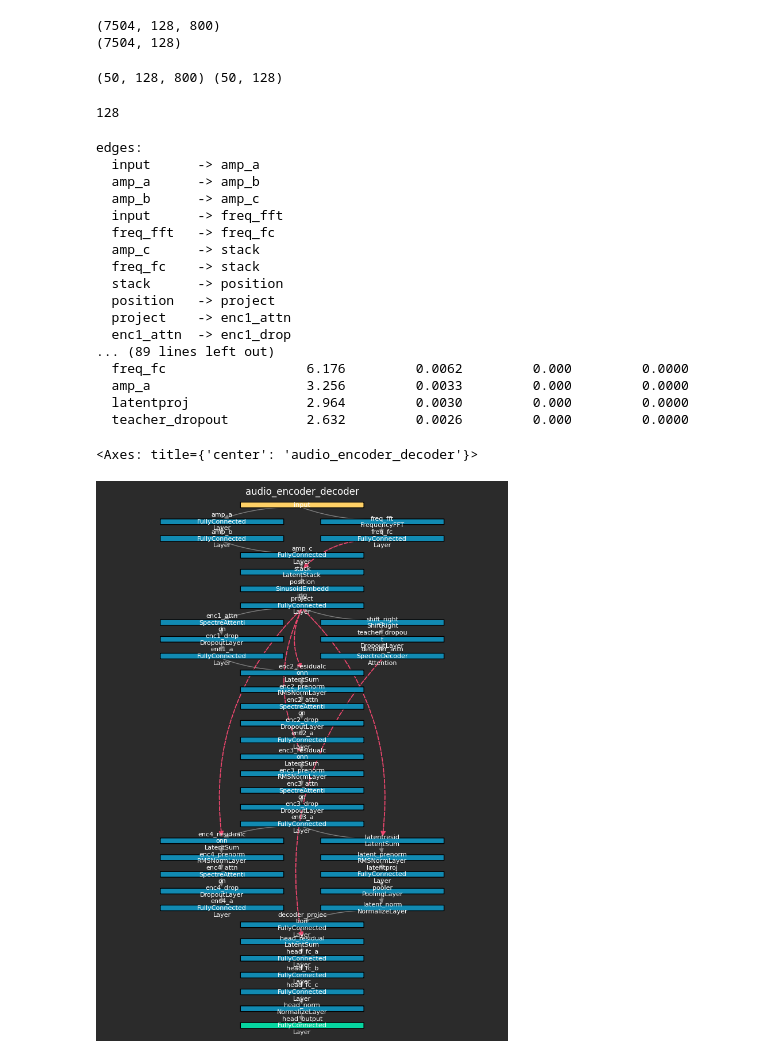
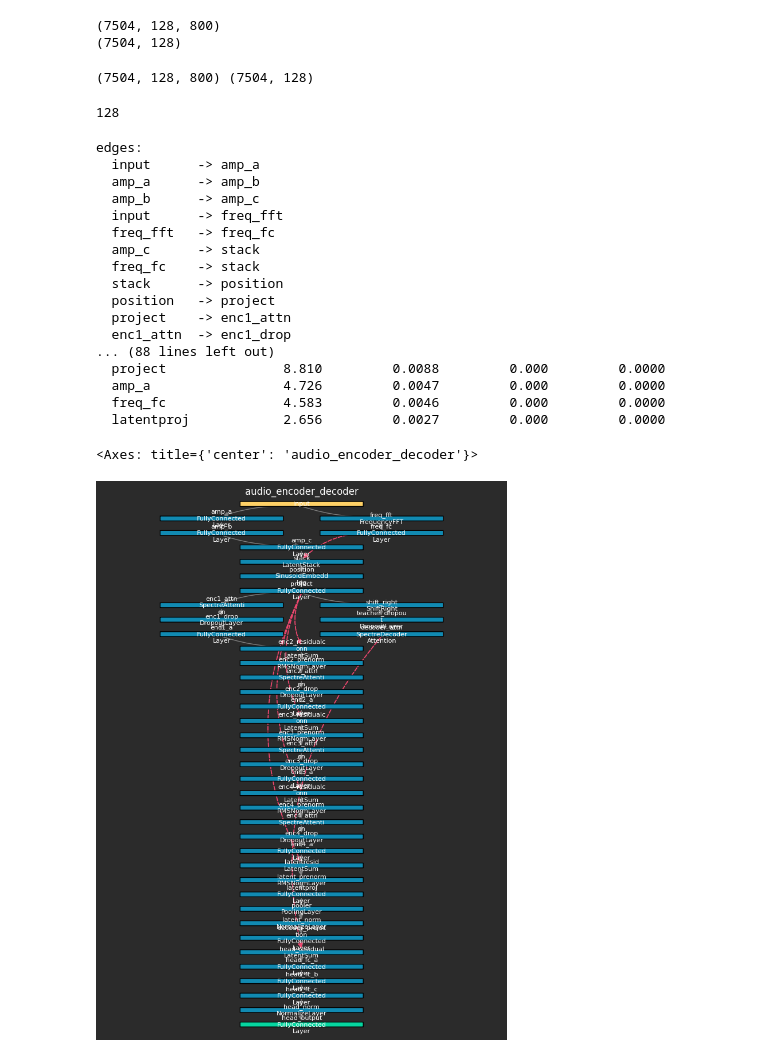
Before and after one commit to Davidgraey/ml-tools, a Jupyter notebook: notebooks/elephant_training_latentspace.ipynb, the cells around one changed output. Drawn from its saved outputs; the diff is of its cells as text; code cells hidden in the pictures.

```diff
--- a/notebooks/elephant_training_latentspace.ipynb
+++ b/notebooks/elephant_training_latentspace.ipynb
@@ -155,12 +158,12 @@ print(padding_mask.shape)
 #     print(dim[0].shape, dim[1].shape)
 # %%
 # let's take a subsample of the data
-xs = xs[:500, ...]
-padding_mask = padding_mask[:500, ...]
+# xs = xs[:500, ...]
+# padding_mask = padding_mask[:500, ...]
 # %%
 print(xs.shape, padding_mask.shape)
 # %% [output]
-(50, 128, 800) (50, 128)
+(7504, 128, 800) (7504, 128)
 # %%
 MAX_POSSIBLE_WINDOWS
 # %% [output]
@@ -177,7 +180,7 @@ LATENT_DIMENSION = 1500
 
 # samples_per_window = the samples per window (final dimesion of xs)
 
-net = NeuralNetwork(name="audio_encoder_decoder", input_shape=((samples_per_window,),))
+net = NeuralNetwork(name="audio_encoder_decoder", input_shape=(samples_per_window,))
 windows = net.input
 
 # (num_samples, seq_length, window_dimension)
@@ -244,7 +247,7 @@ enc4 = net.connect(DropoutLayer(dropout_prob=0.05), enc4, name="enc4_drop")
 enc4 = net.connect(FullyConnectedLayer(HIDDEN_DIM, HIDDEN_DIM, "relu"), enc4, name="enc4_a")
 
 #  Latent ------------------
-latent = net.connect(LatentSum(), mixed, enc3, name="latentresid")
+latent = net.connect(LatentSum(), mixed, enc4, name="latentresid")
 latent = net.connect(RMSNormLayer(HIDDEN_DIM), latent, name="latent_prenorm")
 latent = net.connect(FullyConnectedLayer(HIDDEN_DIM, LATENT_DIMENSION, "linear"), latent, name="latentproj")
 pooler = net.connect(PoolingLayer(), latent, name="pooler")
@@ -269,39 +272,39 @@ decoded = net.connect(LatentSum(), latent_broadcast, decoded, name="head_residua
 decoded = net.connect(FullyConnectedLayer(HIDDEN_DIM, HIDDEN_DIM, "relu"), decoded, name="head_fc_a")
 decoded = net.connect(FullyConnectedLayer(HIDDEN_DIM, HIDDEN_DIM, "relu"), decoded, name="head_fc_b")
 decoded = net.connect(FullyConnectedLayer(HIDDEN_DIM, HIDDEN_DIM, "relu"), decoded, name="head_fc_c")
 decoded = net.connect(NormalizeLayer(HIDDEN_DIM, shift_scale=True), decoded, name="head_norm")
 # CausalSpectreAttention
 # TODO: reconstruct sequence
 net.output = net.connect(FullyConnectedLayer(HIDDEN_DIM, samples_per_window, "linear", is_output=True), decoded, name="head_output")
 
 
 print("edges:")
 for producer, consumer in net.edges():
     print(f"  {producer:10s} -> {consumer}")
 print()
 print(net.summary(xs[0:2, :, :]))
 print(net.timing_summary(top=10))
 plot_network(net)
 # %% [output]
 edges:
   input      -> amp_a
   amp_a      -> amp_b
   amp_b      -> amp_c
   input      -> freq_fft
   freq_fft   -> freq_fc
   amp_c      -> stack
   freq_fc    -> stack
   stack      -> position
   position   -> project
   project    -> enc1_attn
   enc1_attn  -> enc1_drop
-... (89 lines left out)
-  freq_fc                  6.176         0.0062         0.000         0.0000
-  amp_a                    3.256         0.0033         0.000         0.0000
-  latentproj               2.964         0.0030         0.000         0.0000
-  teacher_dropout          2.632         0.0026         0.000         0.0000
+... (88 lines left out)
+  project               8.810         0.0088         0.000         0.0000
+  amp_a                 4.726         0.0047         0.000         0.0000
+  freq_fc               4.583         0.0046         0.000         0.0000
+  latentproj            2.656         0.0027         0.000         0.0000
 <Axes: title={'center': 'audio_encoder_decoder'}>
-[figure, old version]
+[figure, new version]
 # %%
 # AND this is how we train:
 %pdb on
```
Also changed, not shown: parts of 2 cells of this notebook, 19 other files.
